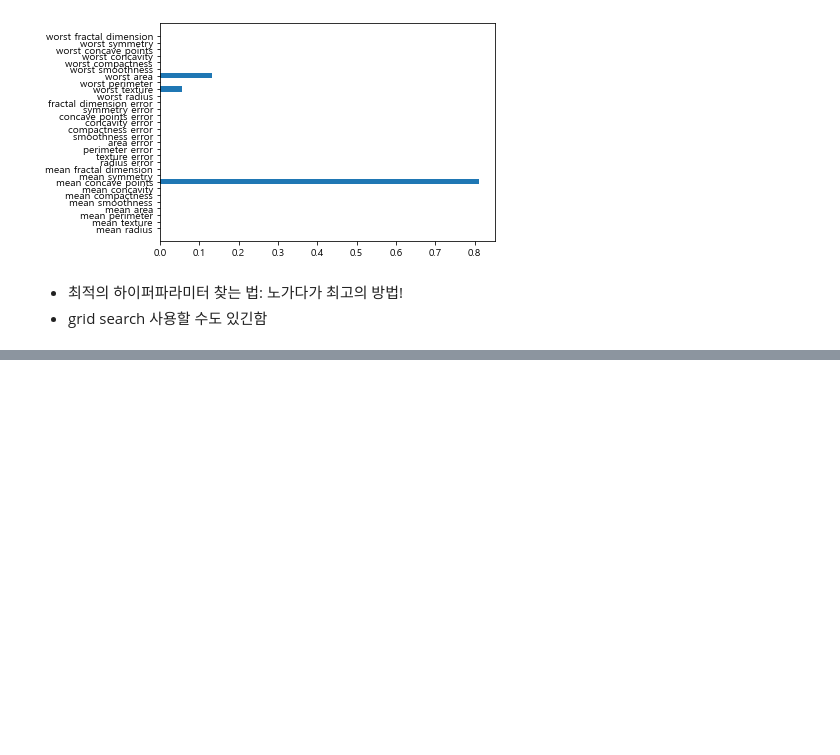
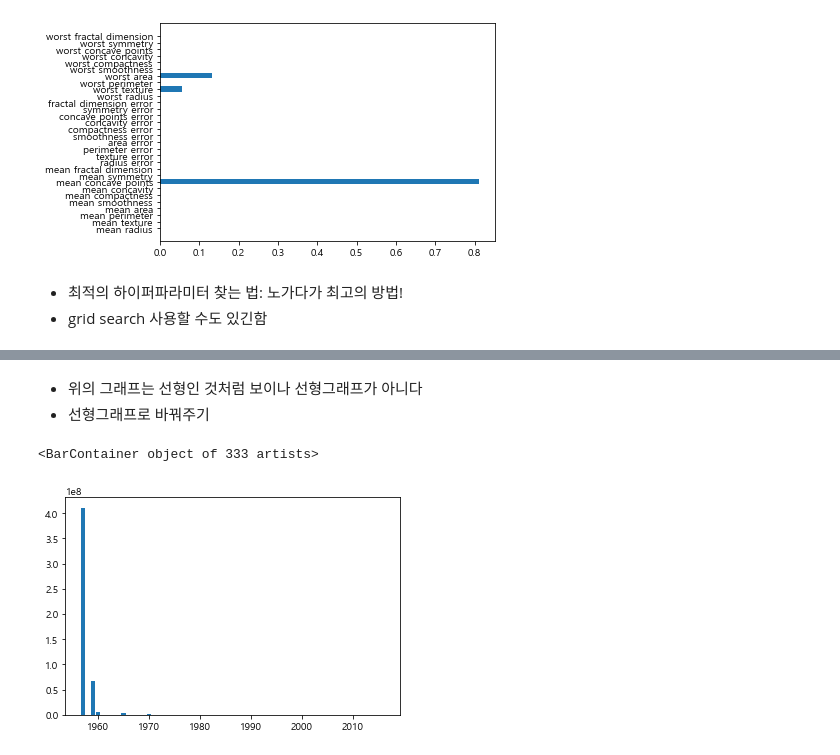
Before and after one commit to eeyeji/MachineLearning, a Jupyter notebook: 4일차/decisionTree.ipynb, the cells around one changed output, grey strips where cells are left out. Drawn from its saved outputs; the diff is of its cells as text; code cells hidden in the pictures; blank space fills up the shorter version.

```diff
--- a/4일차/decisionTree.ipynb
+++ b/4일차/decisionTree.ipynb
@@ -122,0 +135,9 @@ plt.barh(x,y)
+# %% [markdown]
+- 위의 그래프는 선형인 것처럼 보이나 선형그래프가 아니다
+- 선형그래프로 바꿔주기
+# %%
+#아닌 근거?
+plt.bar(ram_prices["date"], ram_prices["price"])
+# %% [output]
+<BarContainer object of 333 artists>
+[figure, added]
```
Also changed, not shown: parts of 12 cells of this notebook, 2 other files.
